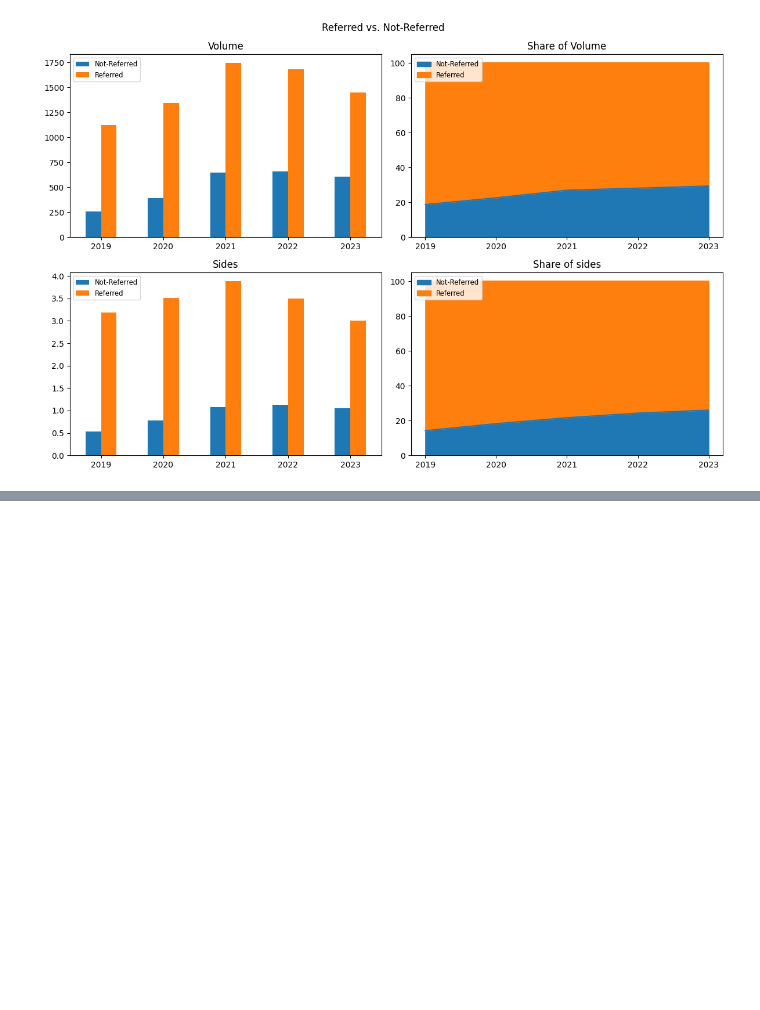
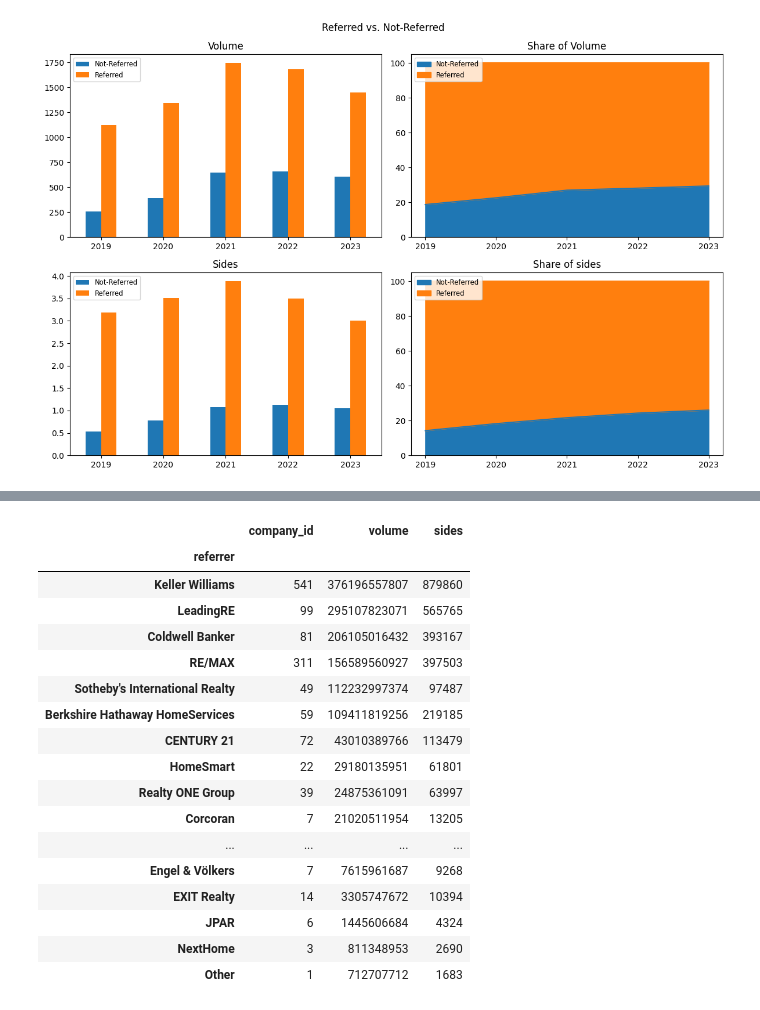
Before and after one commit to altos-research/housingwire-rt, a Jupyter notebook: EDA.ipynb, the cells around one changed output, grey strips where cells are left out. Saved outputs shown, nothing was run; the diff lists cells and outputs as text; code cells hidden in the pictures; blank space fills up the shorter version.

```diff
--- a/EDA.ipynb
+++ b/EDA.ipynb
@@ -268,0 +342,30 @@ plt.show()
+# %%
+top_referrers = pd.concat([multis,
+                    df.loc[(df.year==2023)&(df.referrer!='Independent/Other')&(~df.company.isin(multis.company.unique())),
+                            ['company_id', 'referrer', 'volume', 'sides']]]).groupby('referrer').agg({
+                                'company_id':'nunique',
+                                'volume':'sum',
+                                'sides':'sum'
+                            }).sort_values(by='volume', ascending=False)
+top_referrers['volume'] = top_referrers['volume'].astype('int64')
+top_referrers['sides'] = top_referrers['sides'].astype('int64')
+top_referrers
+# %% [output]
+|  | company_id | volume | sides |
+| referrer |  |  |  |
+| Keller Williams | 541 | 376196557807 | 879860 |
+| LeadingRE | 99 | 295107823071 | 565765 |
+| Coldwell Banker | 81 | 206105016432 | 393167 |
+| RE/MAX | 311 | 156589560927 | 397503 |
+| Sotheby's International Realty | 49 | 112232997374 | 97487 |
+| Berkshire Hathaway HomeServices | 59 | 109411819256 | 219185 |
+| CENTURY 21 | 72 | 43010389766 | 113479 |
+| HomeSmart | 22 | 29180135951 | 61801 |
+| Realty ONE Group | 39 | 24875361091 | 63997 |
+| Corcoran | 7 | 21020511954 | 13205 |
+| ... | ... | ... | ... |
+| Engel & Völkers | 7 | 7615961687 | 9268 |
+| EXIT Realty | 14 | 3305747672 | 10394 |
+| JPAR | 6 | 1445606684 | 4324 |
+| NextHome | 3 | 811348953 | 2690 |
+| Other | 1 | 712707712 | 1683 |
```
Also changed, not shown: parts of 4 cells of this notebook.
